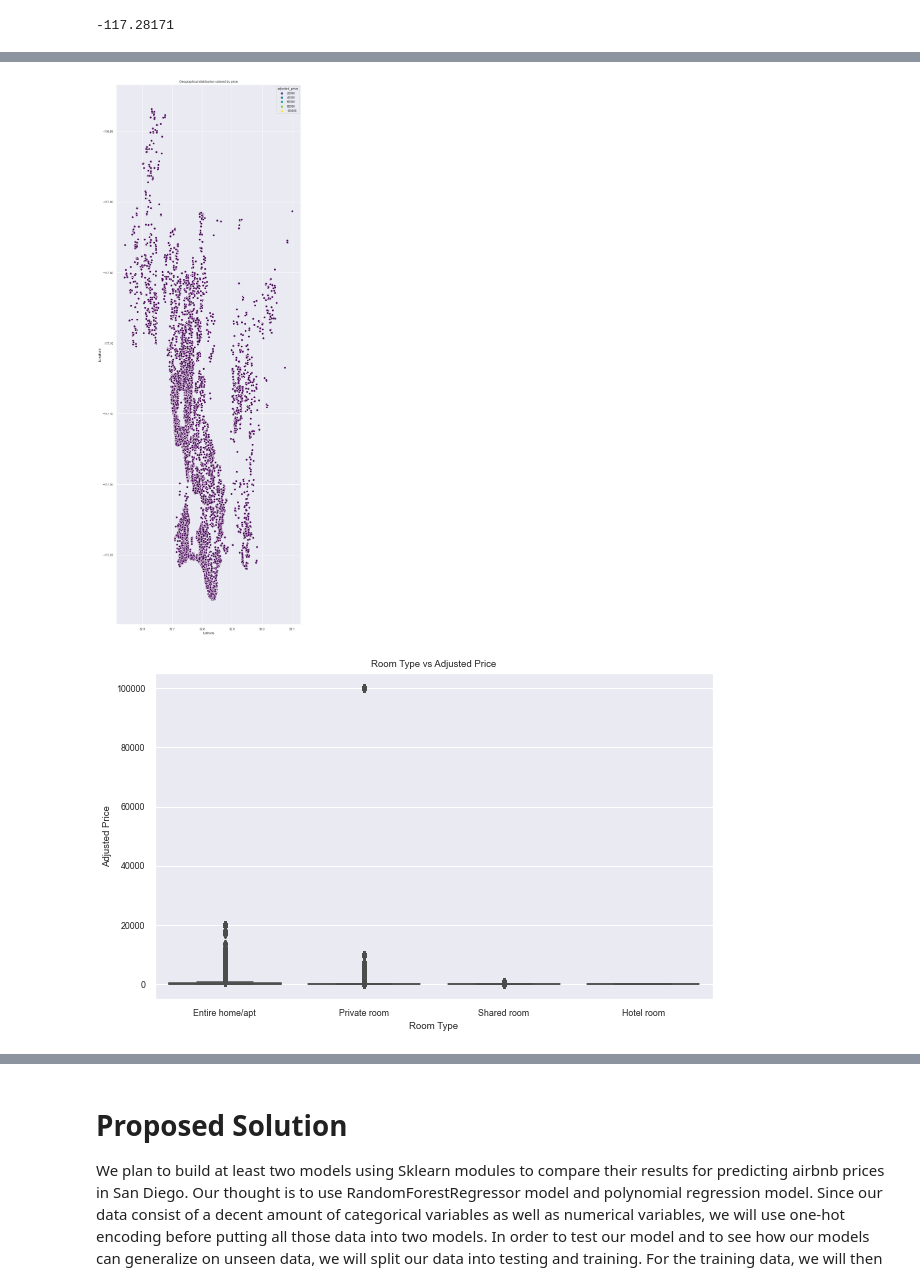
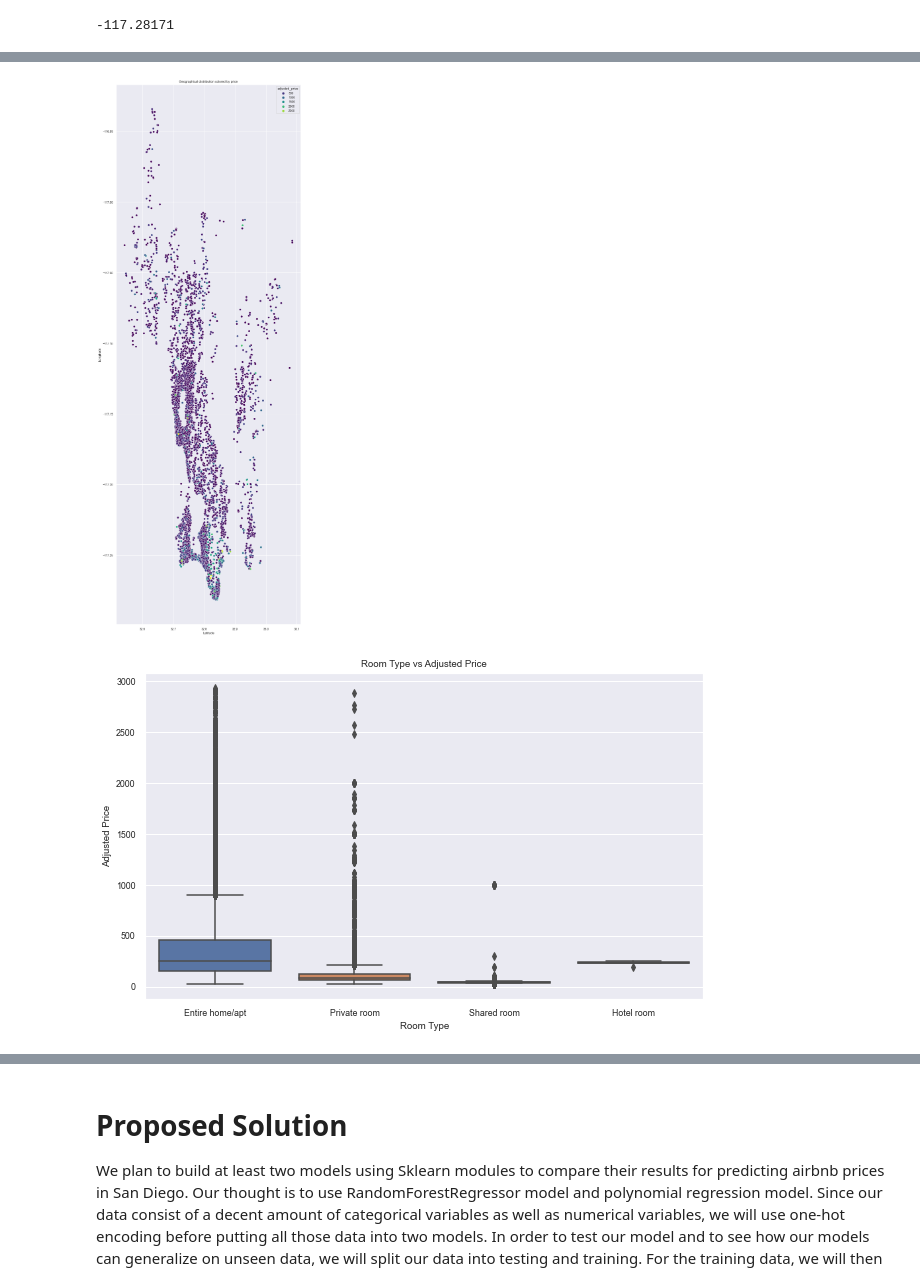
Before and after one commit to COGS118A/Group004-SP23, a Jupyter notebook: Checkpoint_Group004-SP23.ipynb, the cells around one changed output, grey strips where cells are left out. Cells and saved outputs as stored; diff of their text form; code cells hidden in the pictures.

Commit message:
changed filter

```diff
--- a/Checkpoint_Group004-SP23.ipynb
+++ b/Checkpoint_Group004-SP23.ipynb
@@ -287,23 +283,23 @@ plt.show()
 # %%
 # Scatter plot for geolocation data colored by price
 plt.figure(figsize=(10,30))
-sns.scatterplot(x='latitude', y='longitude', hue='adjusted_price', palette='viridis', data=merged_df)
+sns.scatterplot(x='latitude', y='longitude', hue='adjusted_price', palette='viridis', data=filtered_df)
 plt.title('Geographical distribution colored by price')
 plt.xlabel('Latitude')
 plt.ylabel('Longitude')
 plt.show()
 # %% [output]
-[figure, old version]
+[figure, new version]
 # %%
 # Box plot for room_type and price
 plt.figure(figsize=(10,6))
-sns.boxplot(x='room_type', y='adjusted_price', data=merged_df)
+sns.boxplot(x='room_type', y='adjusted_price', data=filtered_df)
 plt.title('Room Type vs Adjusted Price')
 plt.xlabel('Room Type')
 plt.ylabel('Adjusted Price')
 plt.show()
 # %% [output]
-[figure, old version]
+[figure, new version]
 # %%
 # Heatmap graph to visualize locations
 heatmap = folium.Map(location=[featured_listing['latitude'].mean(),
```
Also changed, not shown: parts of 7 cells of this notebook.
